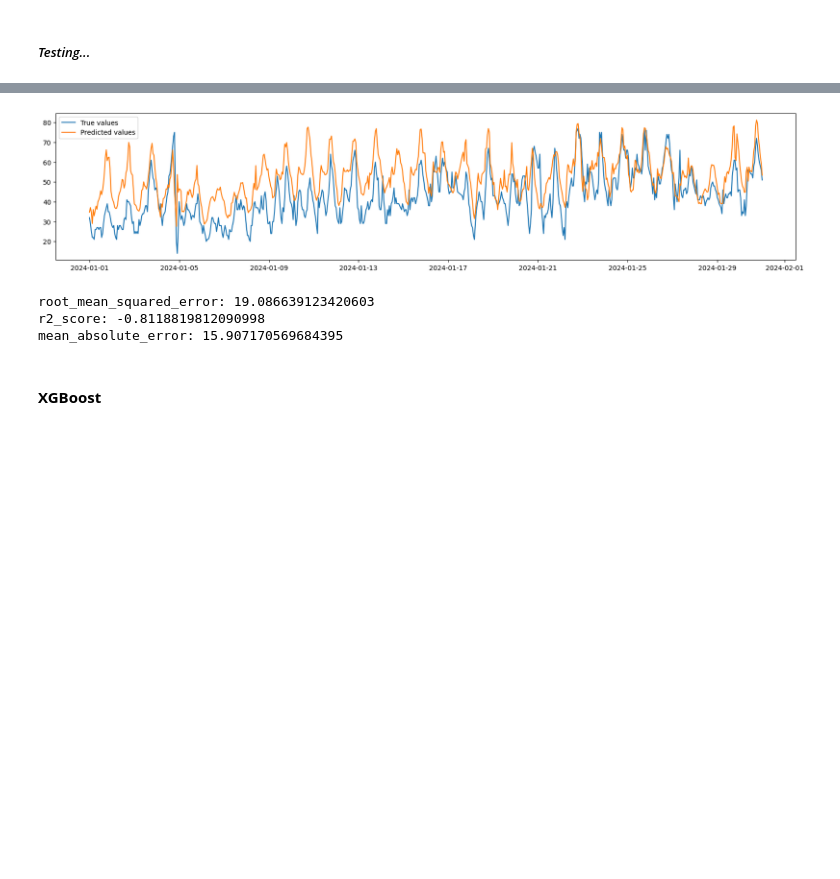
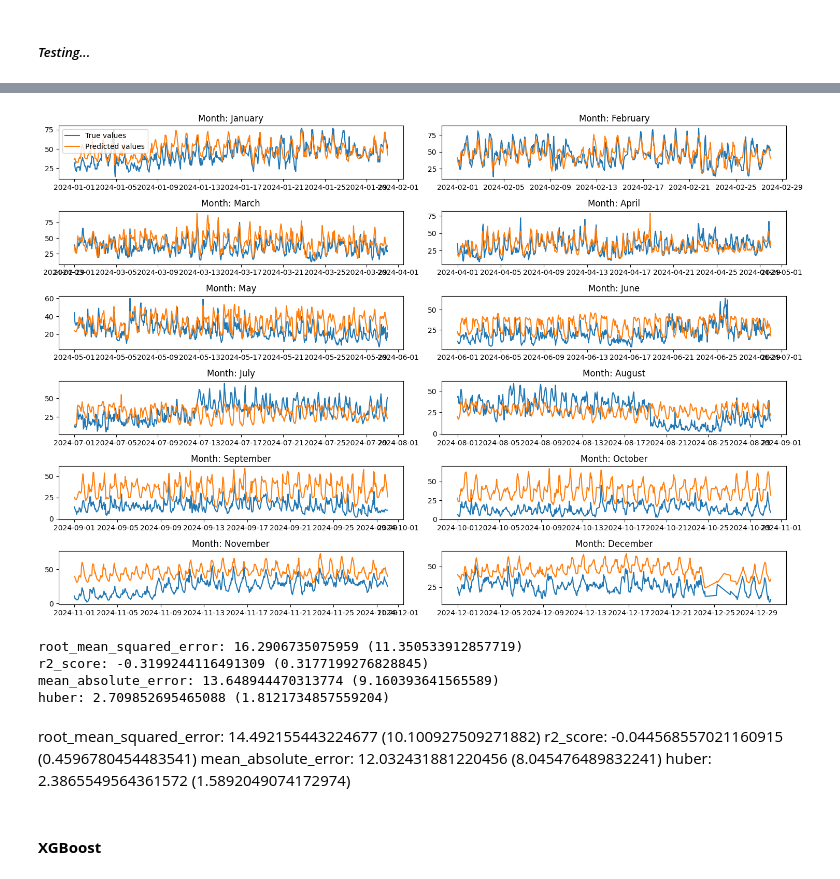
Before and after one commit to davidesonno/AII-project, a Jupyter notebook: 5-model-selection.ipynb, the cells around one changed output, grey strips where cells are left out. Cells and saved outputs as stored; diff of their text form; code cells hidden in the pictures; blank space fills up the shorter version.

```diff
--- a/5-model-selection.ipynb
+++ b/5-model-selection.ipynb
@@ -19,7 +19,7 @@ from tensorflow.keras.optimizers import Adam
 import xgboost as xgb
 
 # Metrics
-from sklearn.metrics import root_mean_squared_error, r2_score, mean_absolute_error, mean_absolute_percentage_error
+from sklearn.metrics import root_mean_squared_error, r2_score, mean_absolute_error
 
 from utils import *
 
@@ -27,7 +27,7 @@ datasets_folder = './datasets'
 figsize = (20,4)
 verbosity = 0
 
-metrics = [root_mean_squared_error, r2_score, mean_absolute_error,mean_absolute_percentage_error, huber]
+metrics = [root_mean_squared_error, r2_score, mean_absolute_error, huber]
 
 tf.config.set_visible_devices([], 'GPU')
 print(tf.config.list_physical_devices('GPU'))
@@ -37,7 +37,7 @@ print(tf.config.list_physical_devices('GPU'))
 ## Data Import
 # %%
 pollution_data = read_and_preprocess_dataset(datasets_folder, 'pollution', v=verbosity)
-traffic_data = read_and_preprocess_dataset(datasets_folder, 'traffic', v=verbosity)
+traffic_data = read_and_preprocess_dataset(datasets_folder, 'traffic', v=verbosity, radius=2)
 weather_data = read_and_preprocess_dataset(datasets_folder, 'weather', v=verbosity)
 
 stations = pollution_data.keys()
@@ -56,7 +56,7 @@ for station in stations:
         max_min_columns = DEFAULT_MAX_MIN_COLUMNS,
         # traffic merging parameters:
         bin_size = 8,
-        offset = 0
+        offset = 2
     )
 
     print(f'Station {station} agents: ',', '.join(list(station_data[station].keys())))
@@ -185,15 +183,15 @@ def buid_lstm_model(time_steps, n_features, optimizer='adam', loss='mean_absolut
     return model
 
 lstm_params = {
-    'time_steps': 5,
+    'time_steps': 3,
     'n_features': n_hour_features,
-    'optimizer': Adam(learning_rate=1e-2),
+    'optimizer': Adam(learning_rate=1e-3),
     'loss': 'mean_absolute_error'
 }
 
 lstm_train_params = {
-    'epochs':10,
-    'batch_size':32,
+    'epochs':20,
+    'batch_size':64,
 }
 
 hour_models['LSTM'] = (buid_lstm_model, lstm_params, lstm_train_params, True)
@@ -321,24 +361,38 @@ Epoch 10/10
 269/269 [==============================] - 0s 1ms/step
 # %%
-start = datetime(2024,1,1)
-end = datetime(2024,1,31)
+plt.figure(figsize=(15, 10))
 
-plt.figure(figsize=figsize)
-plt.plot(test_sets[station][agent]['y'][(test_sets[station][agent]['y'].index>=start)&(test_sets[station][agent]['y'].index<=end)], label='True values')
-plt.plot(ffnn_pred_df[(ffnn_pred_df.index>=start)&(ffnn_pred_df.index<=end)], label='Predicted values')
-plt.legend()
+for month in range(1, 13):
+    start = datetime(2024, month, 1)
+    end = datetime(2024, month, 28 if month == 2 else 30 if month in [4, 6, 9, 11] else 31)
+
+    plt.subplot(6, 2, month)
+    plt.plot(test_sets[station][agent]['y'][(test_sets[station][agent]['y'].index >= start) & (test_sets[station][agent]['y'].index <= end)], label='True values')
+    plt.plot(ffnn_pred_df[(ffnn_pred_df.index >= start) & (ffnn_pred_df.index <= end)], label='Predicted values')
+    plt.title(f'Month: {start.strftime("%B")}')
+    if month==1:plt.legend()
+
+plt.tight_layout()
 plt.show()
 
 ffnn_scores={}
 for m in metrics:
-    ffnn_score = m(test_sets[station][agent]['y'],ffnn_pred_df)
-    print(f'{m.__name__}: {ffnn_score}')
+    a=test_sets[station][agent]['y']
+    ffnn_score = m(a,ffnn_pred_df)
+    ffnn_score_half = m(a[(a.index>=datetime(2024,1,1))&(a.index<=datetime(2024,5,31))],ffnn_pred_df[(ffnn_pred_df.index>=datetime(2024,1,1))&(ffnn_pred_df.index<=datetime(2024,5,31))])
+    print(f'{m.__name__}: {ffnn_score} ({ffnn_score_half})')
     ffnn_scores[m.__name__] = ffnn_score
 # %% [output]
-[figure, old version]
+[figure, new version]
-root_mean_squared_error: 19.086639123420603
-r2_score: -0.8118819812090998
-mean_absolute_error: 15.907170569684395
+root_mean_squared_error: 16.2906735075959 (11.350533912857719)
+r2_score: -0.3199244116491309 (0.3177199276828845)
+mean_absolute_error: 13.648944470313774 (9.160393641565589)
+huber: 2.709852695465088 (1.8121734857559204)
+# %% [markdown]
+root_mean_squared_error: 14.492155443224677 (10.100927509271882)
+r2_score: -0.044568557021160915 (0.4596780454483541)
+mean_absolute_error: 12.032431881220456 (8.045476489832241)
+huber: 2.3865549564361572 (1.5892049074172974)
 # %% [markdown]
 #### **XGBoost**
 # %%
```
Also changed, not shown: parts of 10 cells of this notebook, 5 other files.
